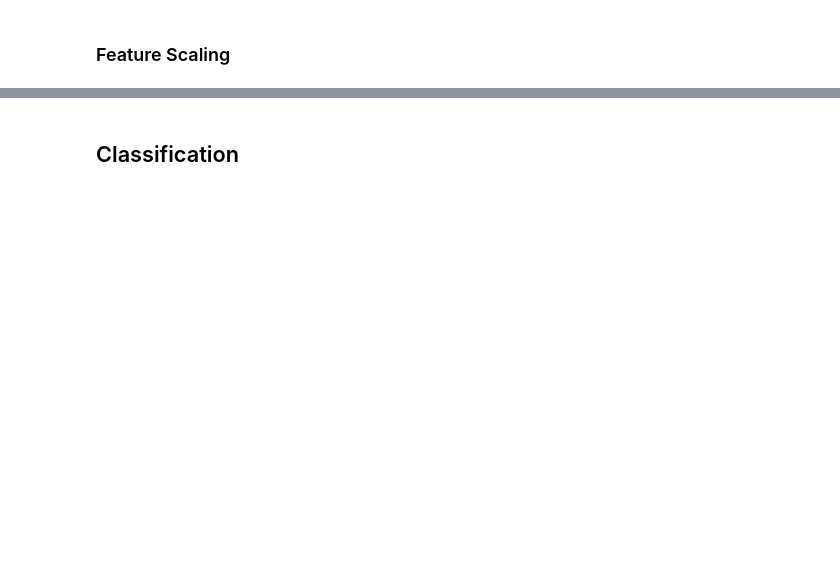
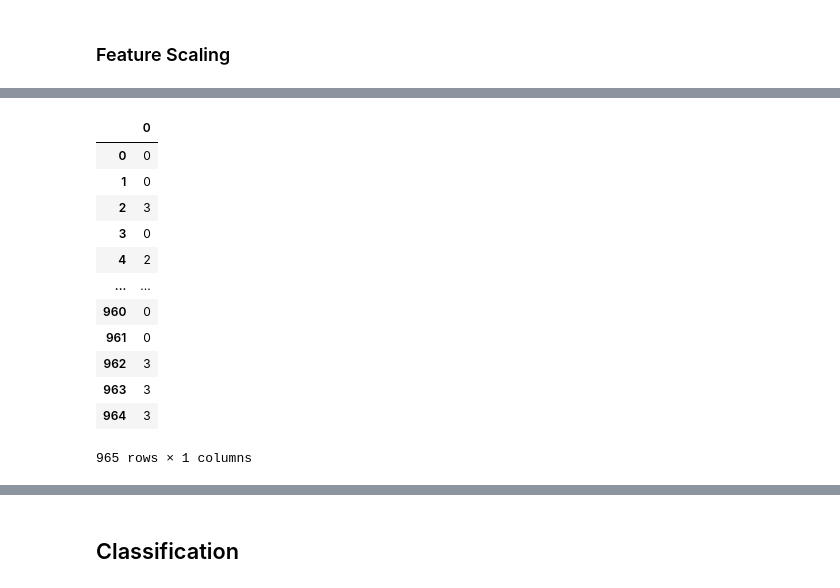
Before and after one commit to yousefmrashad/housing-classification, a Jupyter notebook: mining.ipynb, the cells around one changed output, grey strips where cells are left out. Saved outputs shown, nothing was run; the diff lists cells and outputs as text; code cells hidden in the pictures; blank space fills up the shorter version.

```diff
--- a/mining.ipynb
+++ b/mining.ipynb
@@ -239,0 +263,27 @@ X_selected.head(20)
+# %%
+from sklearn.model_selection import train_test_split
+
+X_train, X_test, y_train, y_test = train_test_split(X_selected, y, test_size=0.3, random_state=42)
+# %%
+from sklearn.preprocessing import StandardScaler
+
+scaler = StandardScaler()
+
+X_train = scaler.fit_transform(X_train)
+X_test = scaler.transform(X_test)
+
+DataFrame(y_train)
+# %% [output]
+|  | 0 |
+| 0 | 0 |
+| 1 | 0 |
+| 2 | 3 |
+| 3 | 0 |
+| 4 | 2 |
+| ... | ... |
+| 960 | 0 |
+| 961 | 0 |
+| 962 | 3 |
+| 963 | 3 |
+| 964 | 3 |
+965 rows × 1 columns
```
Also changed, not shown: parts of 6 cells of this notebook.
